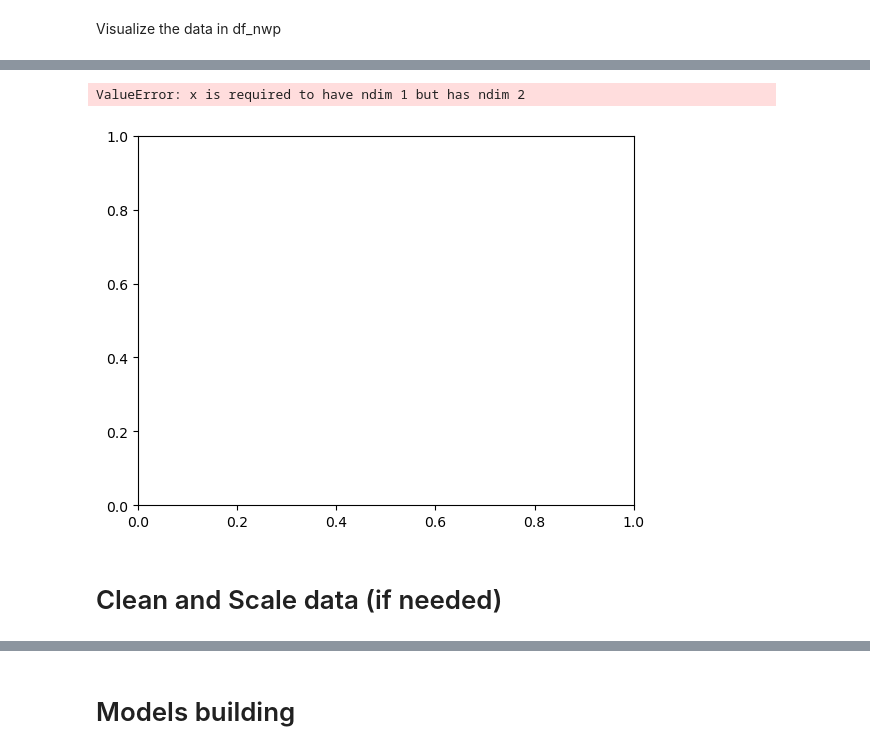
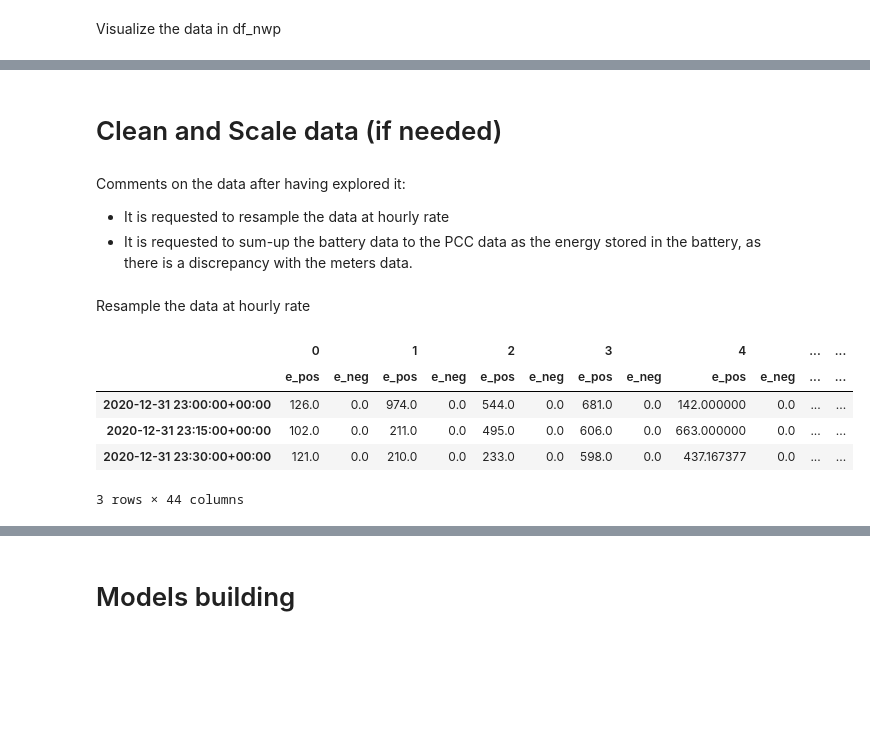
Before and after one commit to FabioLddo/time_series_energy_community_forecasting, a Jupyter notebook: Final_Project_Ippolito_Loddo_Margni.ipynb, the cells around one changed output, grey strips where cells are left out. Drawn from its saved outputs; the diff is of its cells as text; code cells hidden in the pictures; blank space fills up the shorter version.

```diff
--- a/Final_Project_Ippolito_Loddo_Margni.ipynb
+++ b/Final_Project_Ippolito_Loddo_Margni.ipynb
@@ -222,5 +184,0 @@ Comments on the data after having explored it
-# %%
-plot_acf(df_meters, lags=24*7)
-# %% [output]
-ValueError: x is required to have ndim 1 but has ndim 2
-[figure, removed]
@@ -227,2 +194,18 @@ ValueError: x is required to have ndim 1 but has ndim 2
 # %% [markdown]
 # Clean and Scale data (if needed)
+# %% [markdown]
+Comments on the data after having explored it:
+- It is requested to resample the data at hourly rate
+- It is requested to sum-up the battery data to the PCC data as the energy stored in the battery, as there is a discrepancy with the meters data.
+# %% [markdown]
+Resample the data at hourly rate
+# %%
+# Check data sampled at 15 minutes intervals
+df_meters.head(3)
+# %% [output]
+|  | 0 |  | 1 |  | 2 |  | 3 |  | 4 |  | ... | ... |
+|  | e_pos | e_neg | e_pos | e_neg | e_pos | e_neg | e_pos | e_neg | e_pos | e_neg | ... | ... |
+| 2020-12-31 23:00:00+00:00 | 126.0 | 0.0 | 974.0 | 0.0 | 544.0 | 0.0 | 681.0 | 0.0 | 142.000000 | 0.0 | ... | ... |
+| 2020-12-31 23:15:00+00:00 | 102.0 | 0.0 | 211.0 | 0.0 | 495.0 | 0.0 | 606.0 | 0.0 | 663.000000 | 0.0 | ... | ... |
+| 2020-12-31 23:30:00+00:00 | 121.0 | 0.0 | 210.0 | 0.0 | 233.0 | 0.0 | 598.0 | 0.0 | 437.167377 | 0.0 | ... | ... |
+3 rows × 44 columns
```
Also changed, not shown: parts of 32 cells of this notebook.
